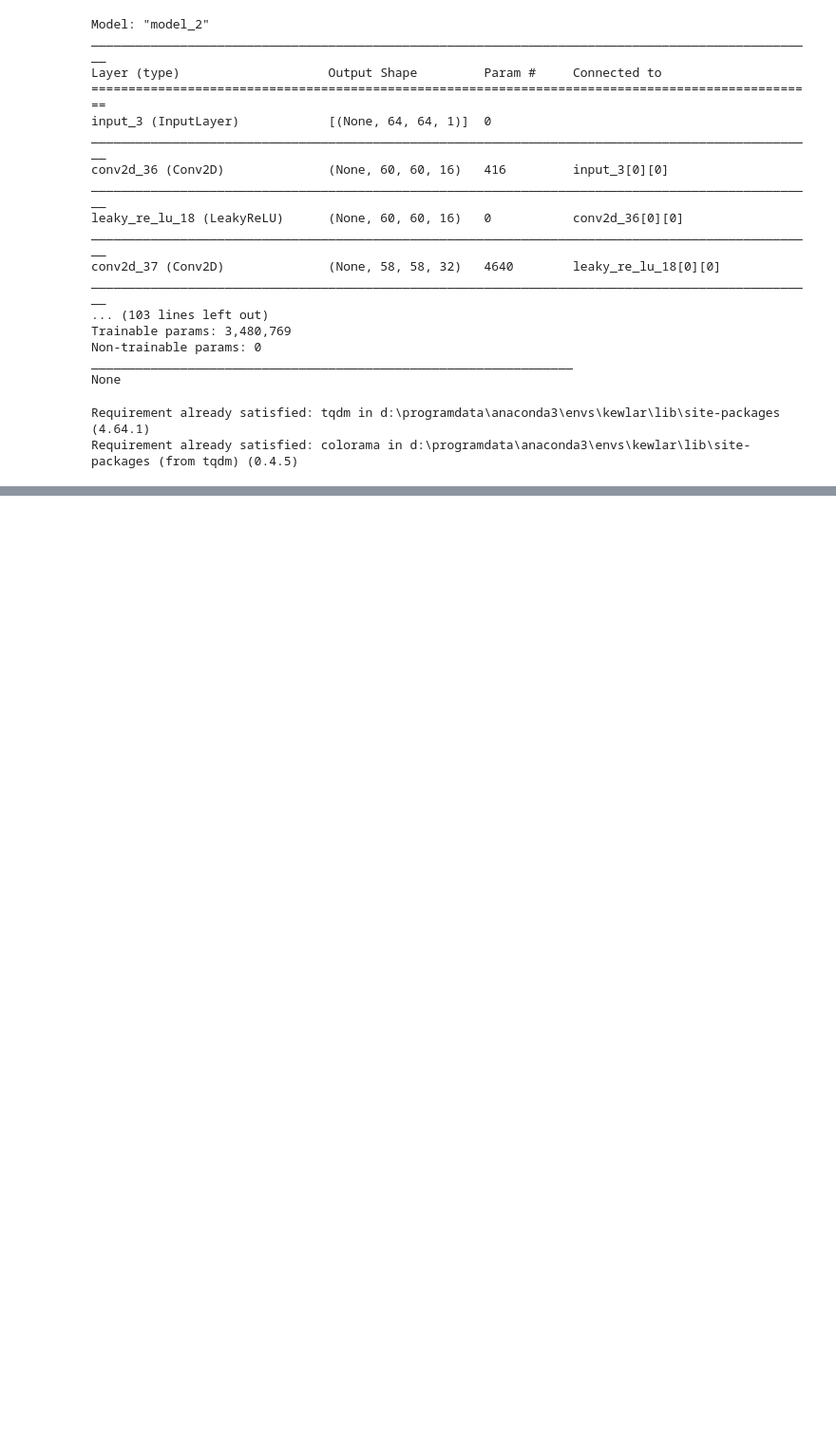
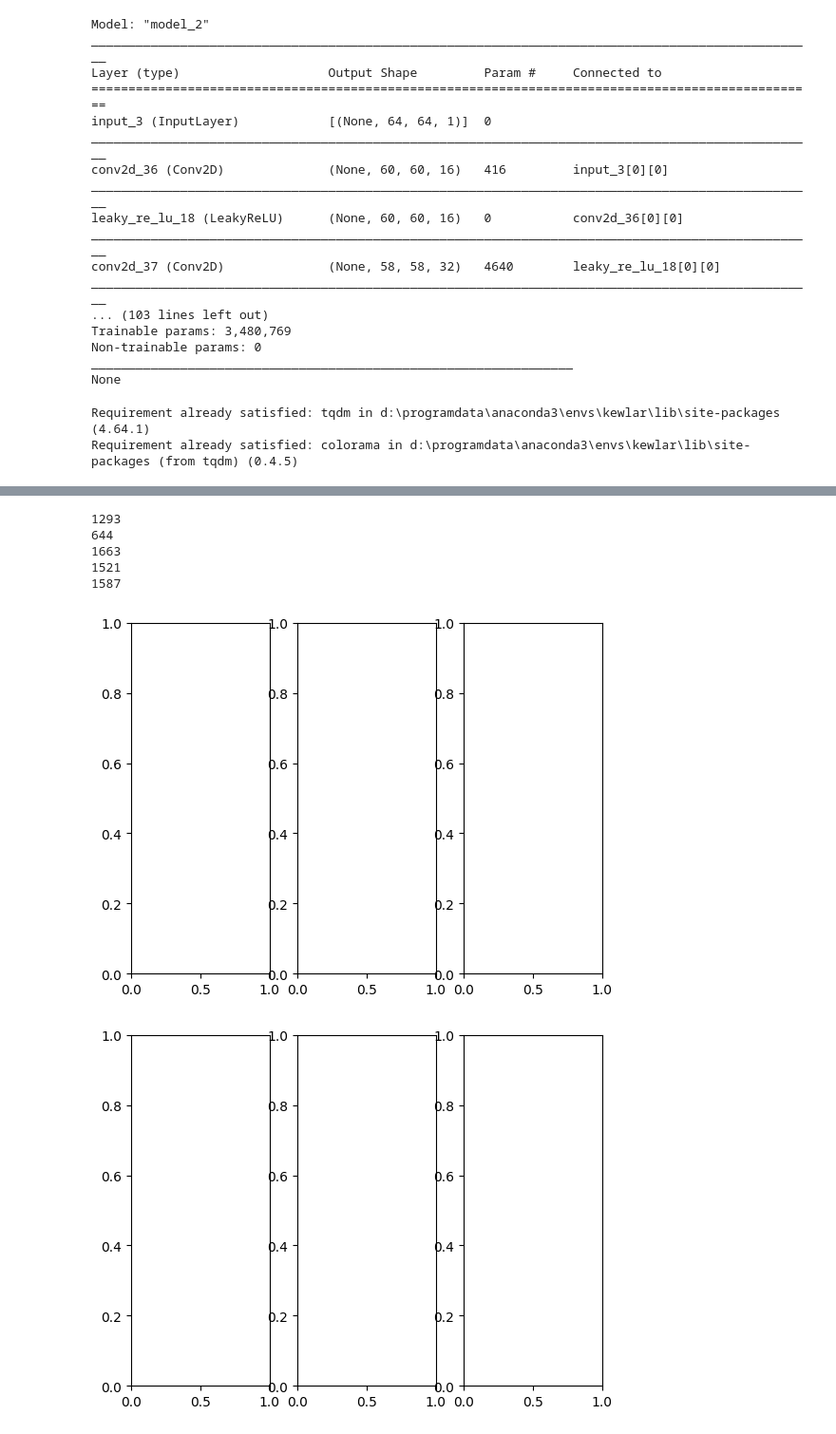
Before and after one commit to ssahare-hub/Kewlarization, a Jupyter notebook: ImageColorization_With_GANs.ipynb, the cells around one changed output, grey strips where cells are left out. Shown at 95% size. Saved outputs shown, nothing was run; the diff lists cells and outputs as text; code cells hidden in the pictures; blank space fills up the shorter version.

```diff
--- a/ImageColorization_With_GANs.ipynb
+++ b/ImageColorization_With_GANs.ipynb
@@ -253,0 +234,13 @@ for epoch in range(epochs):
+# %%
+# generate all test images
+generated_y = []
+batch_size = 50
+for batch in range(batch_size, len(test_x)+batch_size, batch_size):
+    batched_x = test_x[batch - batch_size: batch]
+    batched_y = generator(np.asarray(batched_x)).numpy()
+    generated_y.extend(batched_y)
+
+# get original images
+original_y = np.asarray(test_y)
+
+len(original_y), len(generated_y)
@@ -253,0 +364,26 @@ for epoch in range(epochs):
+# %%
+render_resolution = (128, 128)
+import matplotlib.pyplot as plt
+import random
+
+for i, row in all_sorted_df[:5].iterrows():
+    print(row.name)
+    f, axarr = plt.subplots(1,3)
+    colorized = Image.fromarray((row['generated'] * 255).astype('uint8')).resize(render_resolution)
+    # colorized = np.asarray(colorized)
+    original = Image.fromarray((row['original'] * 255).astype('uint8')).resize(render_resolution)
+    greyscale = Image.fromarray((test_x[int(row.name)]).astype('uint8')).resize(render_resolution)
+    # axarr[0].imshow(original)
+    # axarr[1].imshow(colorized)
+    # axarr[2].imshow(np.asarray(greyscale), cmap='gray')
+    original.save(f'original_{row.name}.jpeg')
+    colorized.save(f'colorized_{row.name}.jpeg')
+    greyscale.save(f'greyscale_{row.name}.jpeg')
+# %% [output]
+1293
+644
+1663
+1521
+1587
+[figure, added]
+[figure, added]
```
Also changed, not shown: parts of 15 cells of this notebook, 19 other files.
